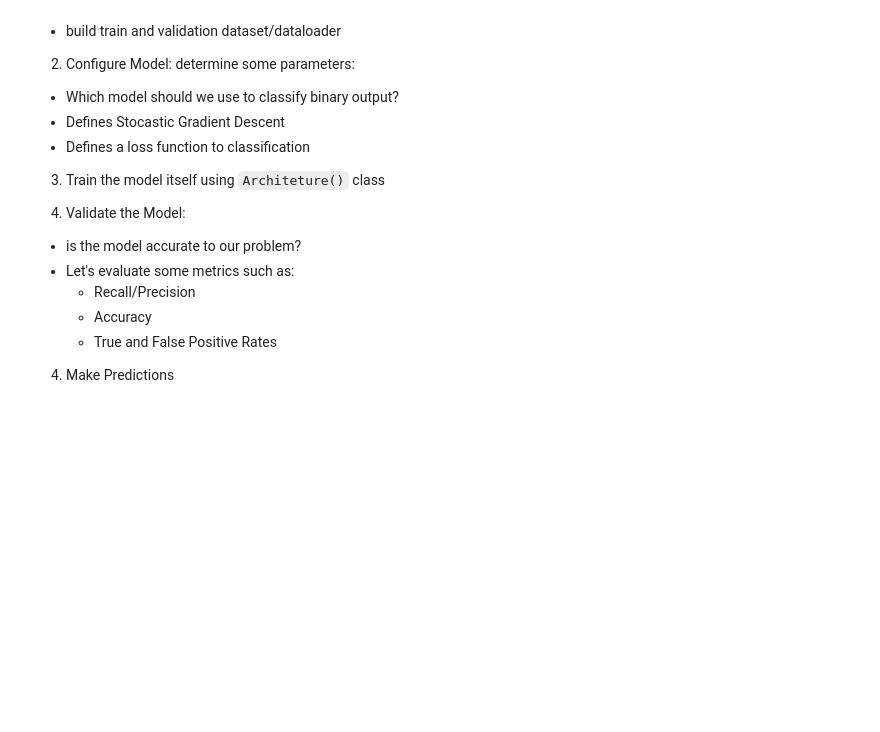
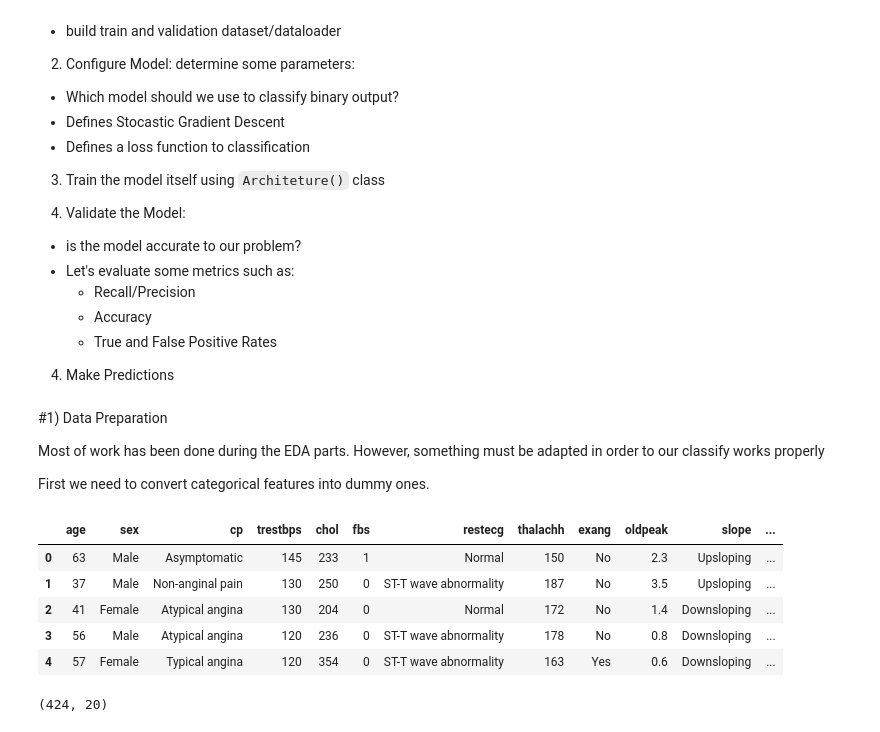
Before and after one commit to TomazFilgueira/UFRN-ML-2025-1, a Jupyter notebook: heart_disease_classification.ipynb, the cells around one changed output. Drawn from its saved outputs; the diff is of its cells as text; code cells hidden in the pictures; blank space fills up the shorter version.

```diff
--- a/heart_disease_classification.ipynb
+++ b/heart_disease_classification.ipynb
@@ -263,3 +268,27 @@ Those checkpoints are:
     - True and False Positive Rates
 
 4. Make Predictions
+# %% [markdown]
+#1) Data Preparation
+
+Most of work has been done during the EDA parts. However, something must be adapted in order to our classify works properly
+
+First we need to convert categorical features into dummy ones.
+# %%
+df.head()
+# %% [output]
+|  | age | sex | cp | trestbps | chol | fbs | restecg | thalachh | exang | oldpeak | slope | ... |
+| 0 | 63 | Male | Asymptomatic | 145 | 233 | 1 | Normal | 150 | No | 2.3 | Upsloping | ... |
+| 1 | 37 | Male | Non-anginal pain | 130 | 250 | 0 | ST-T wave abnormality | 187 | No | 3.5 | Upsloping | ... |
+| 2 | 41 | Female | Atypical angina | 130 | 204 | 0 | Normal | 172 | No | 1.4 | Downsloping | ... |
+| 3 | 56 | Male | Atypical angina | 120 | 236 | 0 | ST-T wave abnormality | 178 | No | 0.8 | Downsloping | ... |
+| 4 | 57 | Female | Typical angina | 120 | 354 | 0 | ST-T wave abnormality | 163 | Yes | 0.6 | Downsloping | ... |
+# %%
+# prompt: create dummies features
+
+# Create dummy variables for categorical features
+categorical_cols = ['sex','cp', 'restecg', 'exang', 'slope','thal','elderly']
+df_dummy = pd.get_dummies(df, columns=categorical_cols, drop_first=True)
+print(df_dummy.shape)
+# %% [output]
+(424, 20)
```
Also changed, not shown: parts of 15 cells of this notebook.
